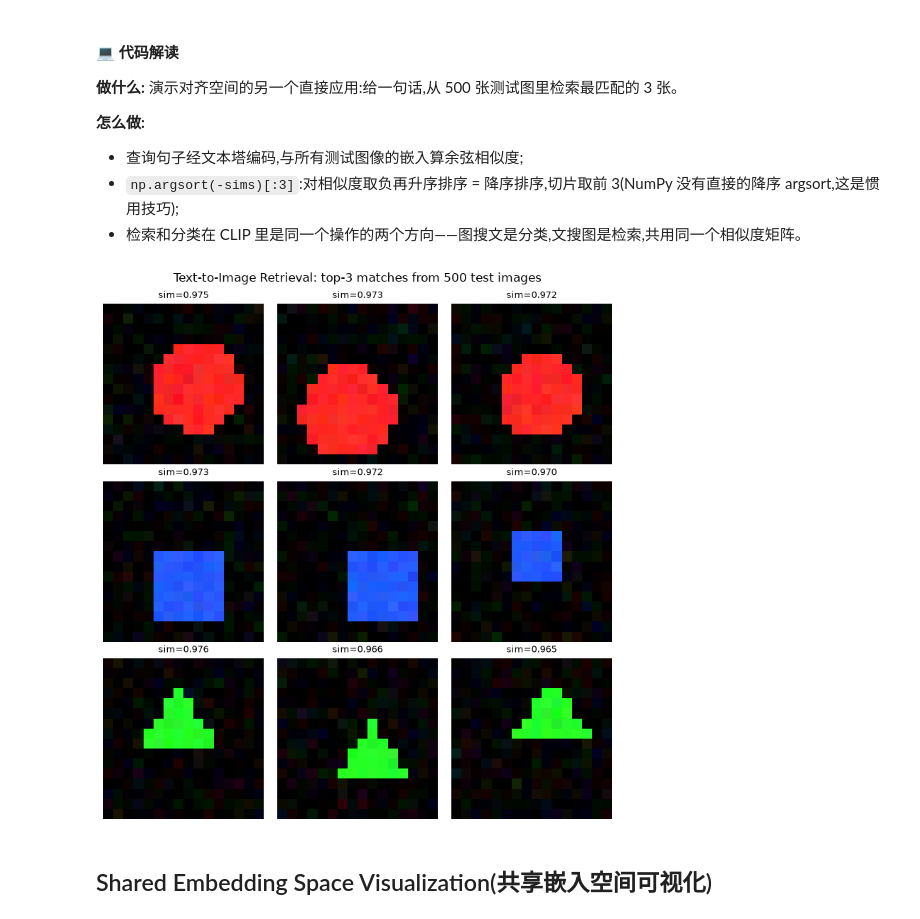
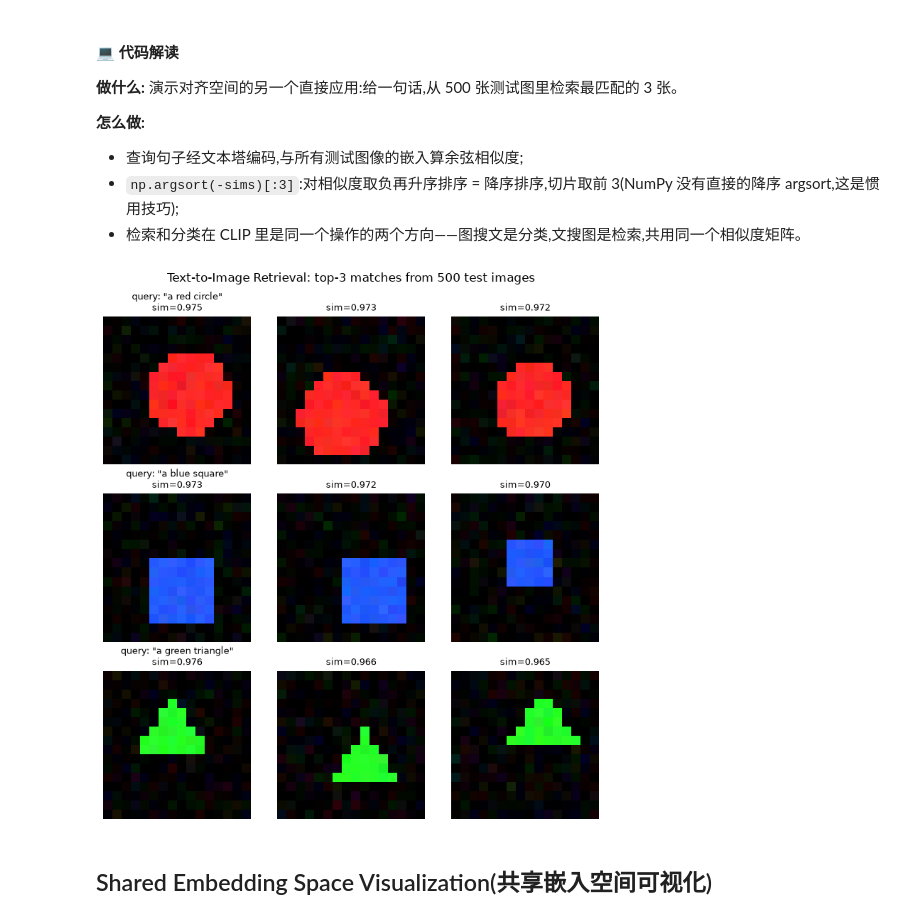
Before and after one commit to cliu238/sutskever-30-implementations, a Jupyter notebook: 31_clip_multimodal.ipynb, the cells around one changed output. Saved outputs shown, nothing was run; the diff lists cells and outputs as text; code cells hidden in the pictures.

```diff
--- a/31_clip_multimodal.ipynb
+++ b/31_clip_multimodal.ipynb
@@ -410,21 +410,24 @@ Zero-shot accuracy on 8 seen classes: 93.2%  (chance = 12.5%)
 # %%
 queries = [('red', 'circle'), ('blue', 'square'), ('green', 'triangle')]
 fig, axes = plt.subplots(3, 3, figsize=(7.5, 8))
 for row, (c, s) in enumerate(queries):
     zq, _ = mlp_forward(txt_enc, caption_bow(c, s)[None, :])  # [None,:]增加batch维
     sims = (zi_test @ zq.T).ravel()
     # 降序排序技巧:argsort(-x)等价于对x从大到小排序,取前3个下标
     top3 = np.argsort(-sims)[:3]
     for col, idx in enumerate(top3):
         ax = axes[row, col]
         ax.imshow(Xi_test[idx].reshape(IMG, IMG, 3))
-        ax.set_title(f'sim={sims[idx]:.3f}', fontsize=9)
+        # axis('off')会隐藏ylabel,因此第一列用标题携带查询语句
+        if col == 0:
+            ax.set_title(f'query: "a {c} {s}"\nsim={sims[idx]:.3f}', fontsize=9)
+        else:
+            ax.set_title(f'sim={sims[idx]:.3f}', fontsize=9)
         ax.axis('off')
-    axes[row, 0].set_ylabel(f'"a {c} {s}"', fontsize=10, rotation=0, ha='right', labelpad=45)
 plt.suptitle('Text-to-Image Retrieval: top-3 matches from 500 test images')
 plt.tight_layout(); plt.show()
 # %% [output]
-[figure, old version]
+[figure, new version]
 # %% [markdown]
 ## Shared Embedding Space Visualization(共享嵌入空间可视化)
 # %% [markdown]
```
Also changed, not shown: parts of 1 cell of this notebook, 5 other files.
